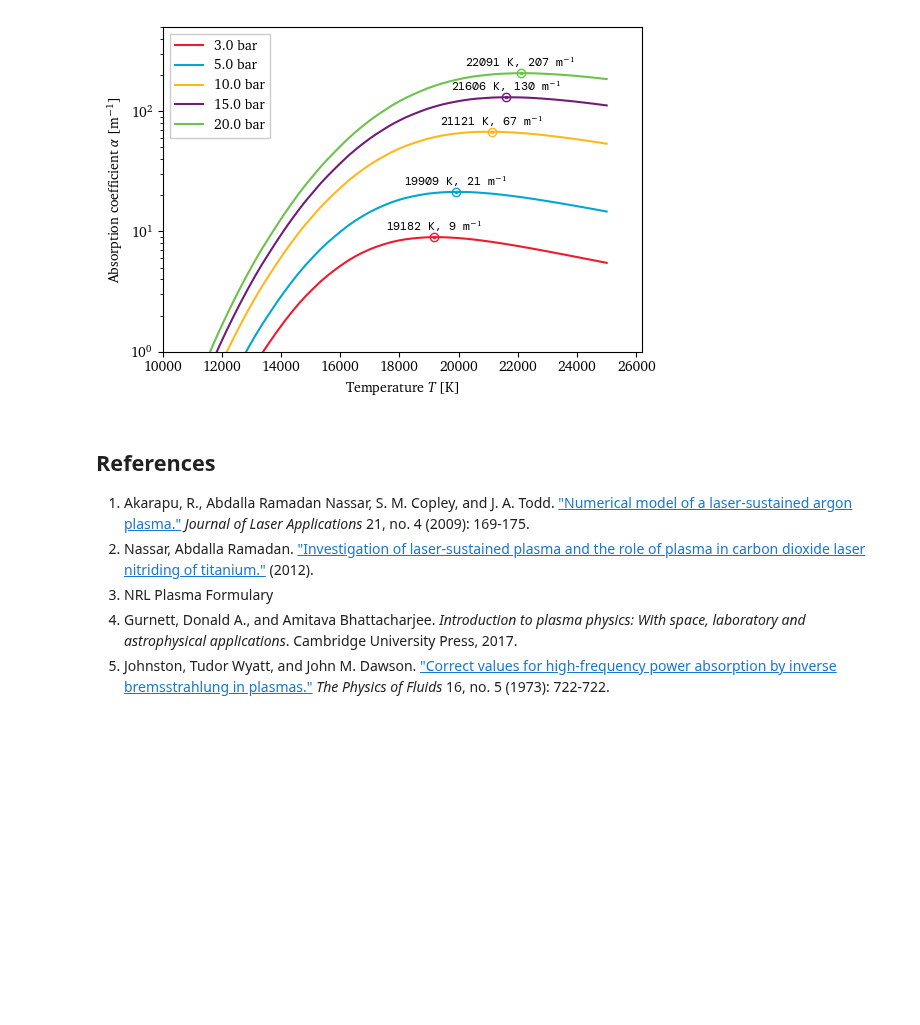
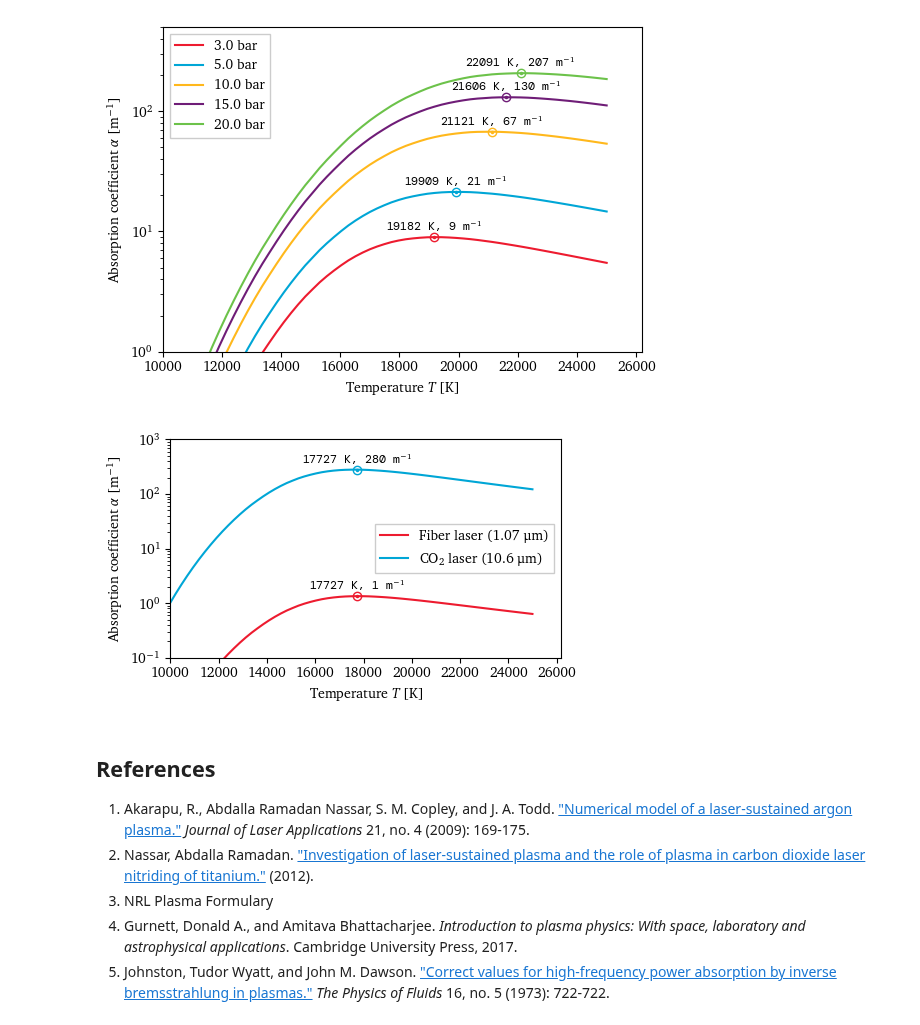
Before and after one commit to eeduplay/MScThesis, a Jupyter notebook: code/absorption.ipynb, the cells around one changed output. Drawn from its saved outputs; the diff is of its cells as text; code cells hidden in the pictures; blank space fills up the shorter version.

```diff
--- a/code/absorption.ipynb
+++ b/code/absorption.ipynb
@@ -57,6 +57,8 @@ temperature = np.linspace(1000, 25000, 100)  # K
 pressure = 10e5 # Pa
 gas_species = ['Ar I', 'Ar II']
 
+ibconstant = 7.8e-7  # for frequency in Hz, m^-1 result
+
 # rho = pressure/(R_argon*init_temp)
 # n_0 = 1000*const.Avogadro*rho/M_argon
 
@@ -277,7 +279,7 @@ for i, p in enumerate(ps):
     n_e_cm = n_e*100**-3
     lnLambda = np.log(big_lambda(temperature, n_e_cm, laser_freq))
     # lnLambda = coulombLog(n_e_cm, T_e)
-    absorption = 7.8e-7*Z*n_e_cm**2*lnLambda \
+    absorption = ibconstant*Z*n_e_cm**2*lnLambda \
         / (laser_freq**2*T_e**1.5) \
         * (1-(plasma_freq(n_e_cm)/laser_freq)**2)**-0.5
     peakidx = np.argmax(absorption)
@@ -310,6 +312,48 @@ Maximum: 67.40 m^-1 at 21121 K
 Maximum: 130.21 m^-1 at 21606 K
 Maximum: 206.55 m^-1 at 22091 K
 [figure]
+# %%
+plt.figure(figsize=(5,3))
+freqs = [Fiber_freq, CO2_freq]
+p = 1e5
+legendlabels = ['Fiber laser (1.07 μm)', 'CO$_2$ laser (10.6 μm)']
+peaktemps = []
+peakalphas = []
+for i, f in enumerate(freqs):
+    laser_freq = f
+    n_0 = p*const.N_A/(const.R*temperature)
+    n_e = saha.degreeIonization(temperature, Ei_Argon, n_0, pfr)
+    n_e_cm = n_e*100**-3
+    lnLambda = np.log(big_lambda(temperature, n_e_cm, laser_freq))
+    # lnLambda = coulombLog(n_e_cm, T_e)
+    absorption = 7.8e-7*Z*n_e_cm**2*lnLambda \
+        / (laser_freq**2*T_e**1.5) \
+        * (1-(plasma_freq(n_e_cm)/laser_freq)**2)**-0.5
+    peakidx = np.argmax(absorption)
+    mT, ma = (temperature[peakidx], absorption[peakidx])
+    # print('Maximum: {:.2f} m^-1 at {:.0f} K'.format(absorption[peakidx], temperature[peakidx]))
+    plt.semilogy(temperature, absorption, label=legendlabels[i])
+    plt.semilogy(mT, ma, 'C{}.'.format(i), markersize=3)
+    plt.semilogy(mT, ma, 'C{}o'.format(i), mfc=(0,0,0,0), mec='C{}'.format(i))
+    plt.annotate('{:.0f} K, {:.0f}'.format(mT, ma)+r' m$^{-1}$', (mT, ma),
+                 xytext=(0,0.25), textcoords='offset fontsize', va='bottom',
+                 fontfamily='monospace', fontsize='small',
+                #  color='C'+str(i),
+                 ha='center')
+xlims = plt.xlim()
+# plt.plot(matsuimodel[:,0], matsuimodel[:,1], ':k', label='10.0 bar (Matsui)')
+plt.xlim(10000)
+plt.ylim(0.1,1e3)
+plt.xlabel(r'Temperature $T$ [K]')
+plt.ylabel(r'Absorption coefficient $\alpha$ [m$^{-1}$]')
+plt.legend()
+plt.tight_layout()
+if SAVE_PLOT:
+    plt.savefig('../report/assets/2 background/alphadiff.pdf')
+    plt.savefig('../report/assets/2 background/alphadiff.png', dpi=72)
+plt.show()
+# %% [output]
+[figure, added]
 # %% [markdown]
 ## References
 1. Akarapu, R., Abdalla Ramadan Nassar, S. M. Copley, and J. A. Todd. ["Numerical model of a laser-sustained argon plasma."](https://doi.org/10.2351/1.3263120) *Journal of Laser Applications* 21, no. 4 (2009): 169-175.
```
Also changed, not shown: parts of 2 cells of this notebook, 28 other files.
